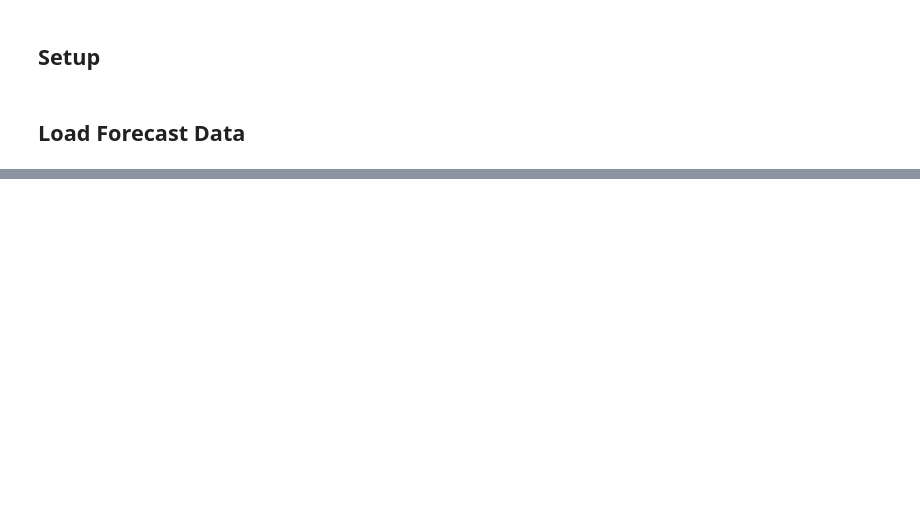
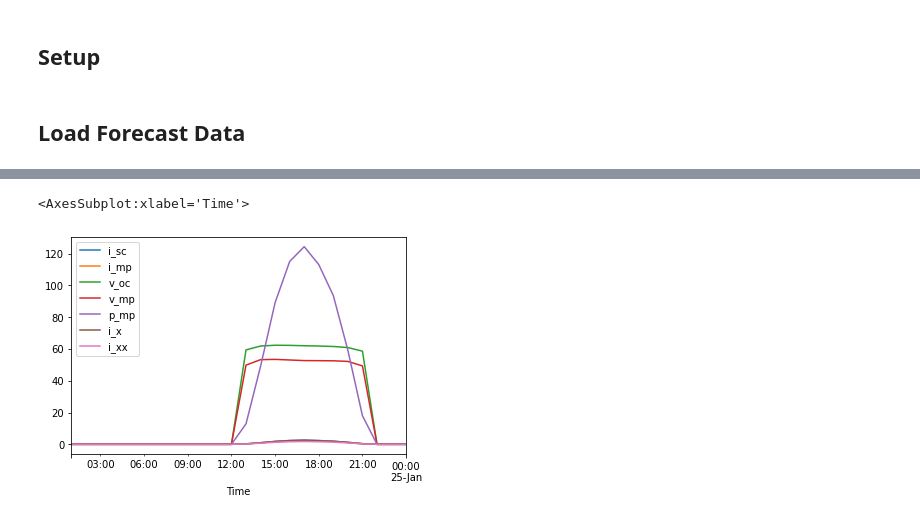
Before and after one commit to jeffreysward/pvlib-python, a Jupyter notebook: docs/tutorials/WRF_forecast_to_power.ipynb, the cells around one changed output, grey strips where cells are left out. Cells and saved outputs as stored; diff of their text form; code cells hidden in the pictures; blank space fills up the shorter version.

```diff
--- a/docs/tutorials/WRF_forecast_to_power.ipynb
+++ b/docs/tutorials/WRF_forecast_to_power.ipynb
@@ -80,0 +159,6 @@ This is an ``xarray DataSet`` object. It has a lot of great properties that are
+# %%
+# This plot shows the results of the DC model (I assume the y-axis units are W, but I'm not sure).
+mc.dc.plot()
+# %% [output]
+<AxesSubplot:xlabel='Time'>
+[figure, added]
```
Also changed, not shown: parts of 23 cells of this notebook, 5 other files.
